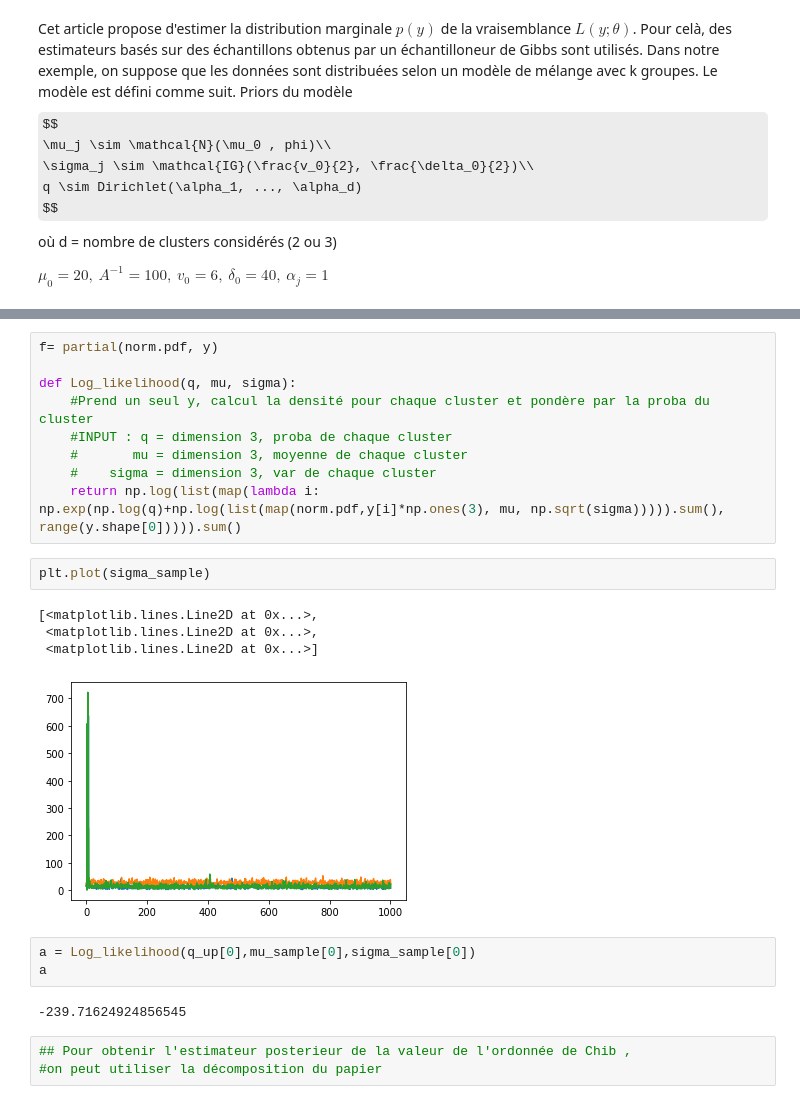
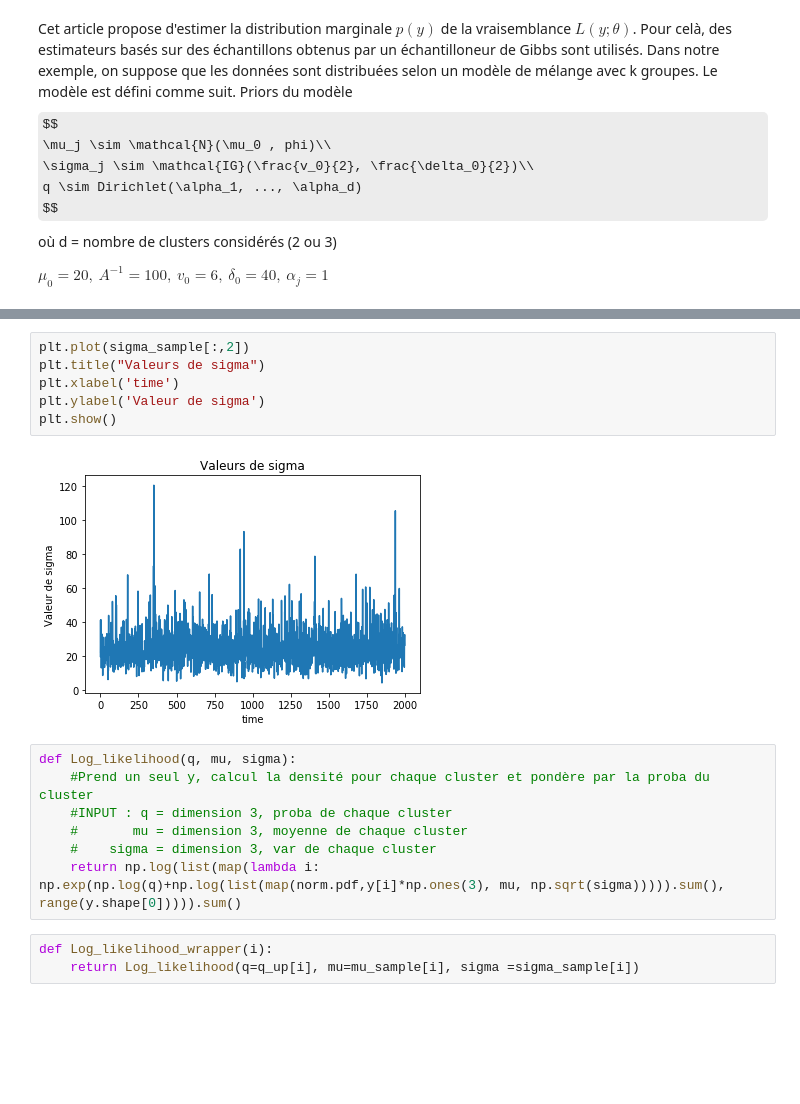
Before and after one commit to Remi-Boutin/Bayesian_statistics_project, a Jupyter notebook: 4_2-Marginal_Likelihood_in_mixture_models.ipynb, the cells around one changed output, grey strips where cells are left out. Drawn from its saved outputs; the diff is of its cells as text; some formulas as TeX source; blank space fills up the shorter version.

```diff
--- a/4_2-Marginal_Likelihood_in_mixture_models.ipynb
+++ b/4_2-Marginal_Likelihood_in_mixture_models.ipynb
@@ -364,24 +152,18 @@ array([[1., 2., 3.],
+# %%
+plt.plot(sigma_sample[:,2])
+plt.title("Valeurs de sigma")
+plt.xlabel('time')
+plt.ylabel('Valeur de sigma')
+plt.show()
+# %% [output]
+[figure, added]
 # %%
-f= partial(norm.pdf, y)
-
 def Log_likelihood(q, mu, sigma):
     #Prend un seul y, calcul la densité pour chaque cluster et pondère par la proba du cluster
     #INPUT : q = dimension 3, proba de chaque cluster
     #       mu = dimension 3, moyenne de chaque cluster
     #    sigma = dimension 3, var de chaque cluster
     return np.log(list(map(lambda i: np.exp(np.log(q)+np.log(list(map(norm.pdf,y[i]*np.ones(3), mu, np.sqrt(sigma))))).sum(), range(y.shape[0])))).sum()
-# %%
-plt.plot(sigma_sample)
-# %% [output]
-[<matplotlib.lines.Line2D at 0x...>,
- <matplotlib.lines.Line2D at 0x...>,
- <matplotlib.lines.Line2D at 0x...>]
-[figure, removed]
-# %%
-a = Log_likelihood(q_up[0],mu_sample[0],sigma_sample[0])
-a
-# %% [output]
--239.71624924856545
-# %%
-## Pour obtenir l'estimateur posterieur de la valeur de l'ordonnée de Chib ,
-#on peut utiliser la décomposition du papier
+# %%
+def Log_likelihood_wrapper(i):
+    return Log_likelihood(q=q_up[i], mu=mu_sample[i], sigma =sigma_sample[i])
```
Also changed, not shown: parts of 22 cells of this notebook.
